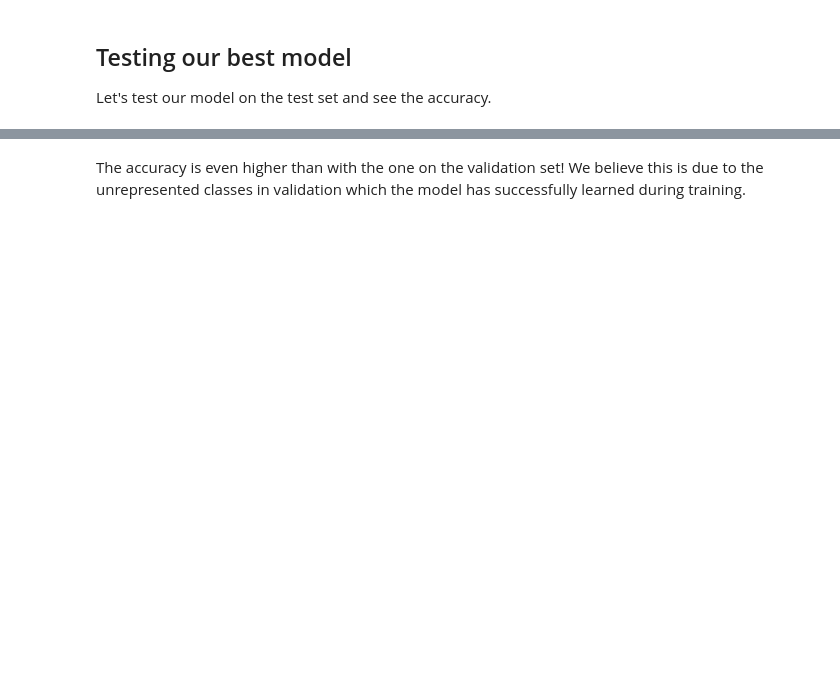
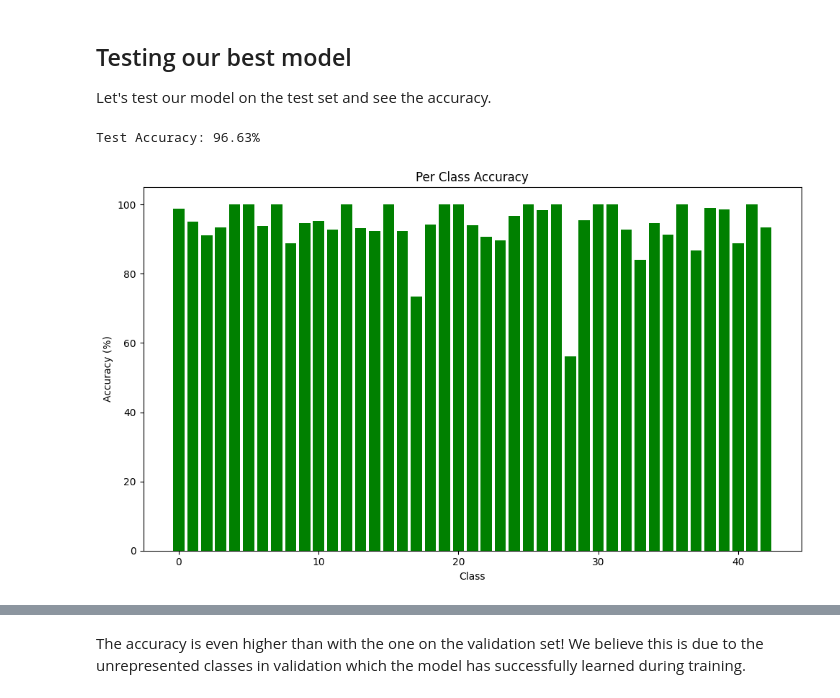
Before and after one commit to ncridlig/IPCV-UniBo, a Jupyter notebook: module2/assignment2.ipynb, the cells around one changed output, grey strips where cells are left out. Saved outputs shown, nothing was run; the diff lists cells and outputs as text; code cells hidden in the pictures; blank space fills up the shorter version.

```diff
--- a/module2/assignment2.ipynb
+++ b/module2/assignment2.ipynb
@@ -405,8 +405,34 @@ def plot_per_class_accuracy(model, best_params, dl):
     Returns:
         None: Displays a bar plot with per class accuracies.
     '''
-    print("IMPLEMENT PLOT PER CLASS ACCURACY!!!")
-    pass
+    # Store results classwise
+    num_classes = dl.dataset.get_num_classes()
+    class_correct = np.zeros(num_classes)
+    class_total = np.zeros(num_classes)
+
+    # Run through dataset
+    with torch.no_grad():
+        for imgs, labels in dl:
+            imgs = imgs.to(device)
+            labels = labels.to(device)
+            outputs = model(imgs)
+            _, preds = torch.max(outputs, 1)
+
+            # Process the label - prediction pairs
+            for label, pred in zip(labels, preds):
+                class_total[label] += 1
+                if label == pred:
+                    class_correct[label] += 1
+
+    # Compute and plot accuracy
+    class_accuracy = 100 * class_correct / class_total
+    plt.figure(figsize=(10, 6))
+    plt.bar(np.arange(num_classes), class_accuracy, color='green')
+    plt.xlabel('Class')
+    plt.ylabel('Accuracy (%)')
+    plt.title('Per Class Accuracy')
+    plt.tight_layout()
+    plt.show()
 # %% [markdown]
 ## Training and Inference
 # %%
@@ -716,6 +742,6 @@ We need to wrap our sets in a DataLoader structure, which will help us on traini
 # %%
-batch_size = 128
-num_workers=1
+batch_size=128
+num_workers=4
 
 train_dl = DataLoader(
     train_dataset,
@@ -1410,3 +1458,8 @@ models_summary[model.get_name] = params
 # %% [markdown]
 ## Testing our best model
 Let's test our model on the test set and see the accuracy.
+# %%
+test_model(model, params, train_dl)
+# %% [output]
+Test Accuracy: 96.63%
+[figure, added]
```
Also changed, not shown: parts of 11 cells of this notebook, 1 other file.
